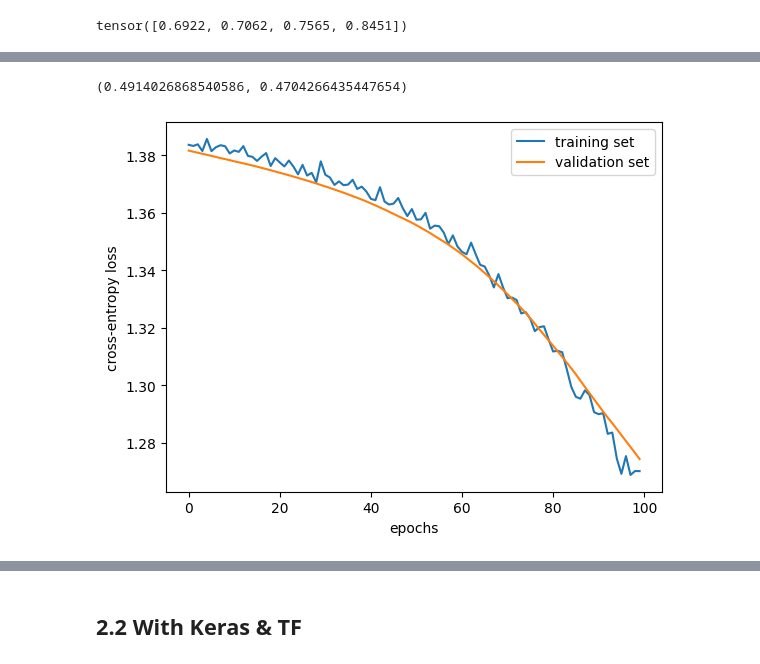
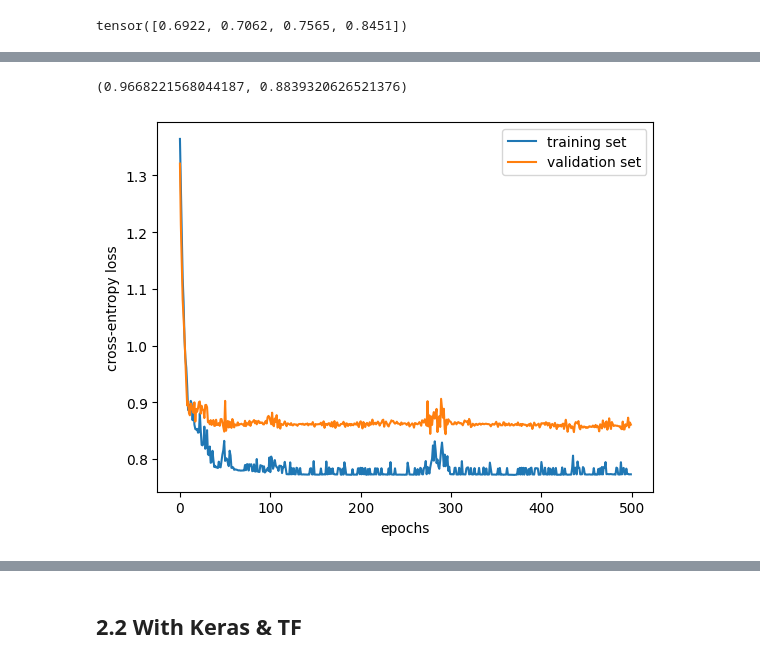
Before and after one commit to mariscoglio/bio482_cell_classifier, a Jupyter notebook: model_eval.ipynb, the cells around one changed output, grey strips where cells are left out. Cells and saved outputs as stored; diff of their text form; code cells hidden in the pictures.

Commit message:
Fix torch reproducibility and start interpreting models

```diff
--- a/model_eval.ipynb
+++ b/model_eval.ipynb
@@ -305,34 +448,25 @@ tensor([0.6922, 0.7062, 0.7565, 0.8451])
 # %%
-import random
-
-random_state = 0
-# Reproducibility
-random.seed(random_state)
-np.random.seed(random_state)
-torch.use_deterministic_algorithms(True)
-
-
 nn_model = FeedForwardExample(
-    num_epochs=100,
+    num_epochs=500,
     optimizer_class=torch.optim.AdamW,
     loss_function=nn.CrossEntropyLoss(weight=torch_class_weights),
     batch_size=64,
-    lr=1e-4,
+    lr=1e-2,
     save_train_loss=True,
     num_classes=4,
 )
 nn_model.fit(
-    X = X_train,
-    y = y_train,
+    X=X_train,
+    y=y_train,
     X_val=X_test,
     y_val=y_test,
 )
 plt.plot(nn_model.training_loss, label="training set")
 plt.plot(nn_model.validation_loss, label="validation set")
 plt.xlabel("epochs")
 plt.ylabel("cross-entropy loss")
 plt.legend()
 f1_score(y_train, nn_model.predict(X_train), average="weighted"), f1_score(y_test, nn_model.predict(X_test), average="weighted")
 # %% [output]
-(0.4914026868540586, 0.4704266435447654)
+(0.9668221568044187, 0.8839320626521376)
-[figure, old version]
+[figure, new version]
```
Also changed, not shown: parts of 21 cells of this notebook, 2 other files.
